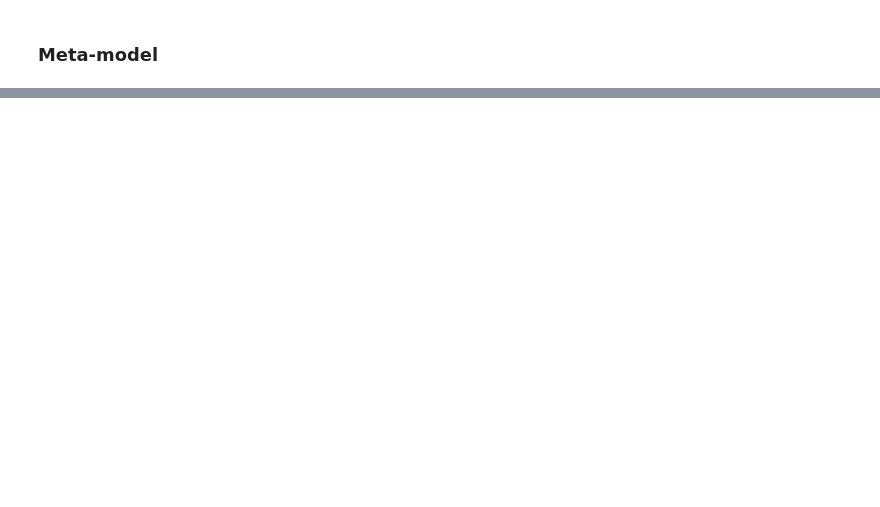
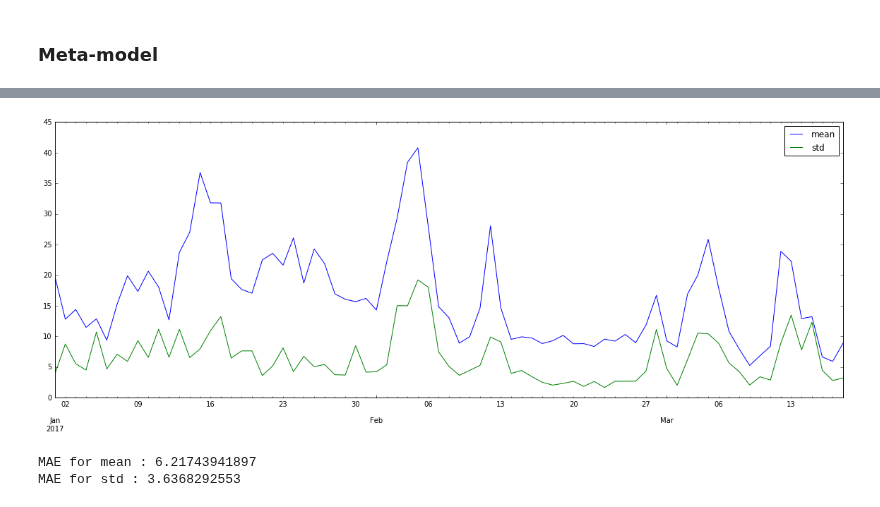
Before and after one commit to NonoMalpi/Secondary_band, a Jupyter notebook: aemet/aemet_forecast_volatility_mean.ipynb, the cells around one changed output, grey strips where cells are left out. Saved outputs shown, nothing was run; the diff lists cells and outputs as text; code cells hidden in the pictures; blank space fills up the shorter version.

Commit message:
First lgbm + arima Model generator class modification

```diff
--- a/aemet/aemet_forecast_volatility_mean.ipynb
+++ b/aemet/aemet_forecast_volatility_mean.ipynb
@@ -206,0 +174,15 @@ pd.DataFrame({'pred_band_mean_aemet':oos_mean, 'pred_band_vol_aemet':oos_vol},
+# %%
+aemet_2017_daily_forecast = aemet_2017_daily_forecast[aemet_2017_daily_forecast.index < '2017-03-19']
+# %%
+band_model_2017 = generate_df(paths_dict_band, 'band', '2017')
+# %%
+band_2017 = band_model_2017.return_completed_df()
+# %%
+aemet_band_2017 = aemet_2017_daily_forecast.merge(band_2017.groupby('date')[['band']].mean().rename(columns={'band':'mean'}), how='left', left_index=True,
+                           right_index=True)
+aemet_band_2017 = aemet_band_2017.merge(band_2017.groupby('date')[['band']].std().rename(columns={'band':'std'}), how='left',
+                            left_index=True, right_index=True)
+# %%
+aemet_band_2017[['mean', 'std']].plot(figsize=(20,7));
+# %% [output]
+[figure, added]
@@ -206,0 +192,7 @@ pd.DataFrame({'pred_band_mean_aemet':oos_mean, 'pred_band_vol_aemet':oos_vol},
+# %%
+for feature in ['mean', 'std']:
+    aemet_band_2017['error_'+feature] = np.abs(aemet_band_2017[feature] - aemet_band_2017['pred_'+feature])
+    print('MAE for ' + feature +' : ' + str(mean_absolute_error(aemet_band_2017[feature], aemet_band_2017['pred_'+feature])))
+# %% [output]
+MAE for mean : 6.21743941897
+MAE for std : 3.6368292553
```
Also changed, not shown: parts of 16 cells of this notebook, 15 other files.
